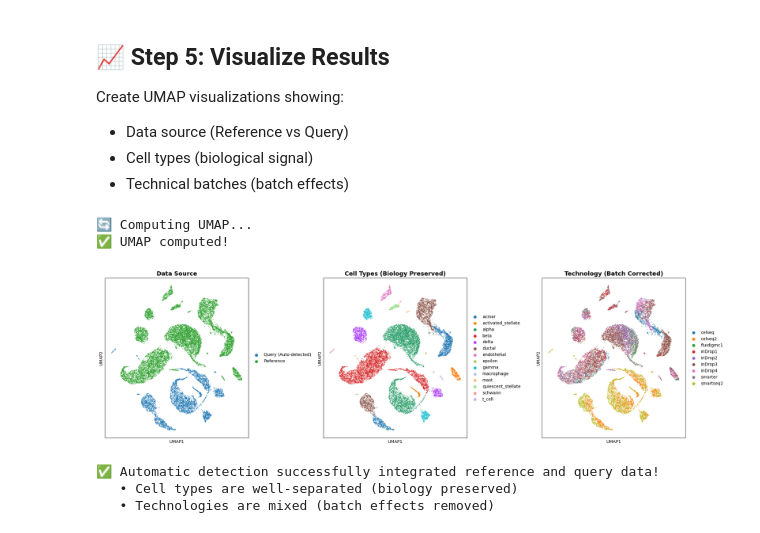
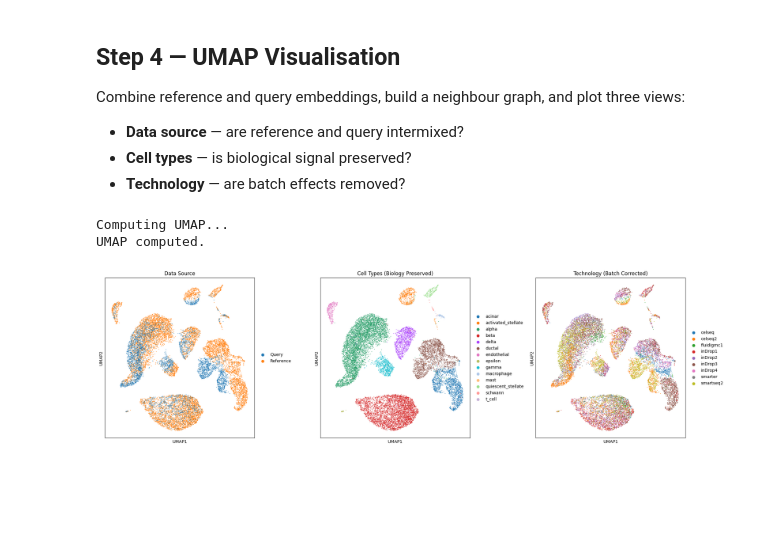
Before and after one commit to shivaprasad-patil/ScAdver, a Jupyter notebook: examples/query_projection_notebook.ipynb, the cells around one changed output. Cells and saved outputs as stored; diff of their text form; code cells hidden in the pictures; blank space fills up the shorter version.

```diff
--- a/examples/query_projection_notebook.ipynb
+++ b/examples/query_projection_notebook.ipynb
@@ -148,16 +166,22 @@ ScAdver will measure residual magnitude and automatically decide whether to use
 # %%
 %%time
-# Fully automatic projection - system decides everything
-# ScAdver will measure residual magnitude and decide whether to use an adapter
-adata_query_auto = transform_query_adaptive(
+adata_query_corrected = transform_query_adaptive(
     model=model,
     adata_query=adata_query,
-    adata_reference=adata_ref,  # Required for domain shift analysis
-    bio_label='celltype',  # Optional: improves detection accuracy
-    adaptation_epochs=300,  # Used only if adapter is needed
+    adata_reference=adata_ref,
+    bio_label="celltype",
+    adaptation_epochs=200,
+    warmup_epochs=40,
+    patience=30,
     learning_rate=0.0005,
-    device='mps'
+    device="auto",
+    return_reconstructed=True,
+    seed=SEED,
 )
+
+print("\n✅ Query projection complete!")
+print(f"   Latent embedding         : {adata_query_corrected.obsm['X_ScAdver'].shape}")
+print(f"   Reconstructed expression : {adata_query_corrected.layers['ScAdver_reconstructed'].shape}")
 # %% [output]
 🤖 AUTO-DETECTING DOMAIN SHIFT...
 ==================================================
@@ -179,50 +203,27 @@ Wall time: 1min 42s
 # %% [markdown]
-## 📈 Step 5: Visualize Results
+## Step 4 — UMAP Visualisation
 
-Create UMAP visualizations showing:
-- Data source (Reference vs Query)
-- Cell types (biological signal)
-- Technical batches (batch effects)
+Combine reference and query embeddings, build a neighbour graph, and plot three views:
+- **Data source** — are reference and query intermixed?
+- **Cell types** — is biological signal preserved?
+- **Technology** — are batch effects removed?
 # %%
-# Prepare combined dataset
-adata_ref_corrected.obs['source'] = 'Reference'
-adata_query_auto.obs['source'] = 'Query (Auto-detected)'
+adata_ref_corrected.obs["Source"]   = "Reference"
+adata_query_corrected.obs["Source"] = "Query"
+adata_all = sc.concat([adata_ref_corrected, adata_query_corrected])
 
-adata_all = sc.concat([adata_ref_corrected, adata_query_auto])
+print("Computing UMAP...")
+sc.pp.neighbors(adata_all, use_rep="X_ScAdver", n_neighbors=15)
+sc.tl.umap(adata_all)
+print("UMAP computed.")
 
-# Compute UMAP
-print("🔄 Computing UMAP...")
-sc.pp.neighbors(adata_all, use_rep='X_ScAdver', n_neighbors=15)
-sc.tl.umap(adata_all)
-print("✅ UMAP computed!")
-
-# Create visualization
 fig, axes = plt.subplots(1, 3, figsize=(21, 6))
-
-# Plot 1: Data source
-sc.pl.umap(adata_all, color='source', ax=axes[0], show=False,
-           title='Data Source', palette=['#1f77b4', '#2ca02c'])
-axes[0].set_title('Data Source', fontsize=14, fontweight='bold')
-
-# Plot 2: Cell types (biology)
-sc.pl.umap(adata_all, color='celltype', ax=axes[1], show=False, title='Cell Types')
-axes[1].set_title('Cell Types (Biology Preserved)', fontsize=14, fontweight='bold')
-
-# Plot 3: Technical batches
-sc.pl.umap(adata_all, color='tech', ax=axes[2], show=False, title='Technology')
-axes[2].set_title('Technology (Batch Corrected)', fontsize=14, fontweight='bold')
-
+sc.pl.umap(adata_all, color="Source",   ax=axes[0], show=False, title="Data Source")
+sc.pl.umap(adata_all, color="celltype", ax=axes[1], show=False, title="Cell Types (Biology Preserved)")
+sc.pl.umap(adata_all, color="tech",     ax=axes[2], show=False, title="Technology (Batch Corrected)")
 plt.tight_layout()
-plt.show()
-
-print("\n✅ Automatic detection successfully integrated reference and query data!")
-print("   • Cell types are well-separated (biology preserved)")
-print("   • Technologies are mixed (batch effects removed)")
 # %% [output]
-🔄 Computing UMAP...
-✅ UMAP computed!
+Computing UMAP...
+UMAP computed.
-[figure, old version]
+[figure, new version]
-✅ Automatic detection successfully integrated reference and query data!
-   • Cell types are well-separated (biology preserved)
-   • Technologies are mixed (batch effects removed)
 # %% [markdown]
```
Also changed, not shown: parts of 13 cells of this notebook, 9 other files.
